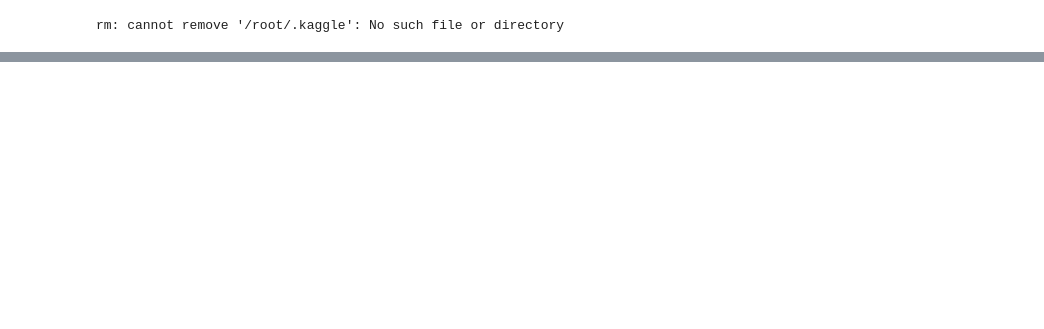
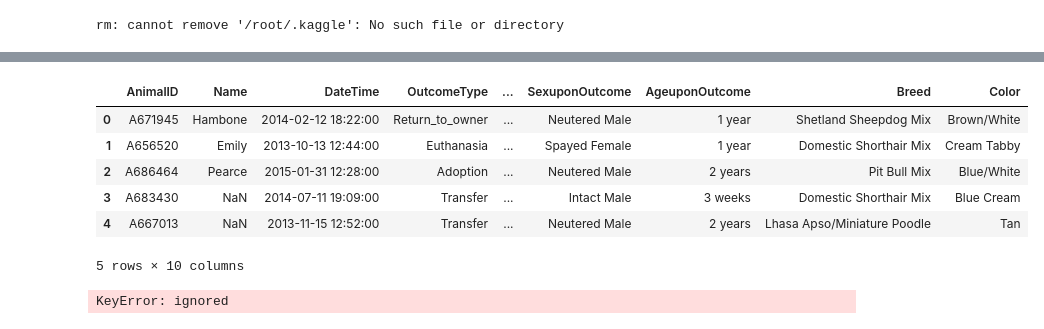
Before and after one commit to willystw/fastai-learning, a Jupyter notebook: shelter-animal/Shelter_Animal.ipynb, the cells around one changed output, grey strips where cells are left out. Cells and saved outputs as stored; diff of their text form; code cells hidden in the pictures; blank space fills up the shorter version.

```diff
--- a/shelter-animal/Shelter_Animal.ipynb
+++ b/shelter-animal/Shelter_Animal.ipynb
@@ -55,0 +45,17 @@ path.ls()
+# %%
+!rm -r ~/shelter-animal-outcomes
+!mkdir ~/shelter-animal-outcomes
+
+api.competition_download_cli('shelter-animal-outcomes', path='shelter-animal-outcomes')
+
+with zipfile.ZipFile('shelter-animal-outcomes/shelter-animal-outcomes.zip','r') as zip_ref:
+    zip_ref.extractall('data')
+
+with gzip.open('data/sample_submission.csv.gz') as f:
+    sample_submission = pd.read_csv(f)
+
+with gzip.open('data/test.csv.gz') as f:
+    test = pd.read_csv(f)
+
+with gzip.open('data/train.csv.gz') as f:
+    train = pd.read_csv(f, low_memory=False)
@@ -55,0 +82,14 @@ path.ls()
+# %%
+train.head()
+# %% [output]
+|  | AnimalID | Name | DateTime | OutcomeType | ... | SexuponOutcome | AgeuponOutcome | Breed | Color |
+| 0 | A671945 | Hambone | 2014-02-12 18:22:00 | Return_to_owner | ... | Neutered Male | 1 year | Shetland Sheepdog Mix | Brown/White |
+| 1 | A656520 | Emily | 2013-10-13 12:44:00 | Euthanasia | ... | Spayed Female | 1 year | Domestic Shorthair Mix | Cream Tabby |
+| 2 | A686464 | Pearce | 2015-01-31 12:28:00 | Adoption | ... | Neutered Male | 2 years | Pit Bull Mix | Blue/White |
+| 3 | A683430 | NaN | 2014-07-11 19:09:00 | Transfer | ... | Intact Male | 3 weeks | Domestic Shorthair Mix | Blue Cream |
+| 4 | A667013 | NaN | 2013-11-15 12:52:00 | Transfer | ... | Neutered Male | 2 years | Lhasa Apso/Miniature Poodle | Tan |
+5 rows × 10 columns
+# %%
+train = add_datepart(train, 'DateTime')
+# %% [output]
+KeyError: ignored
```
Also changed, not shown: parts of 53 cells of this notebook.
